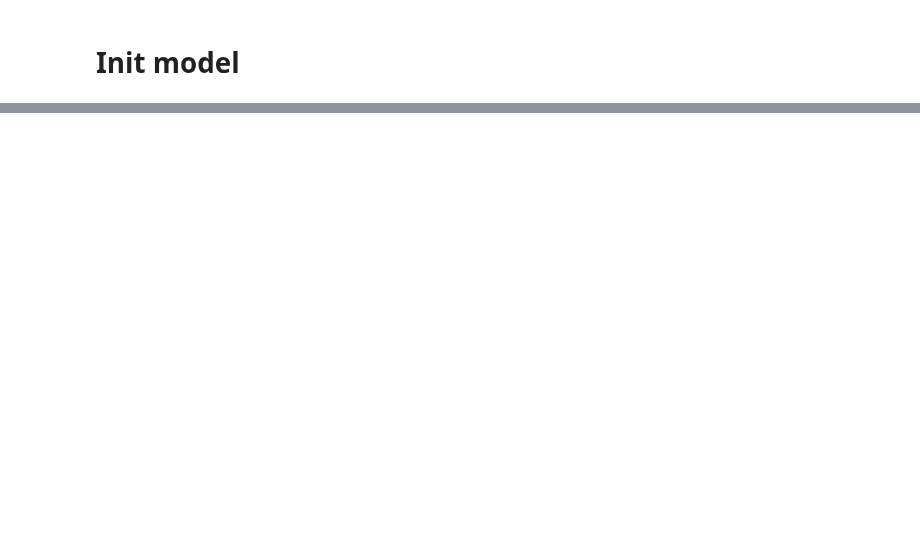
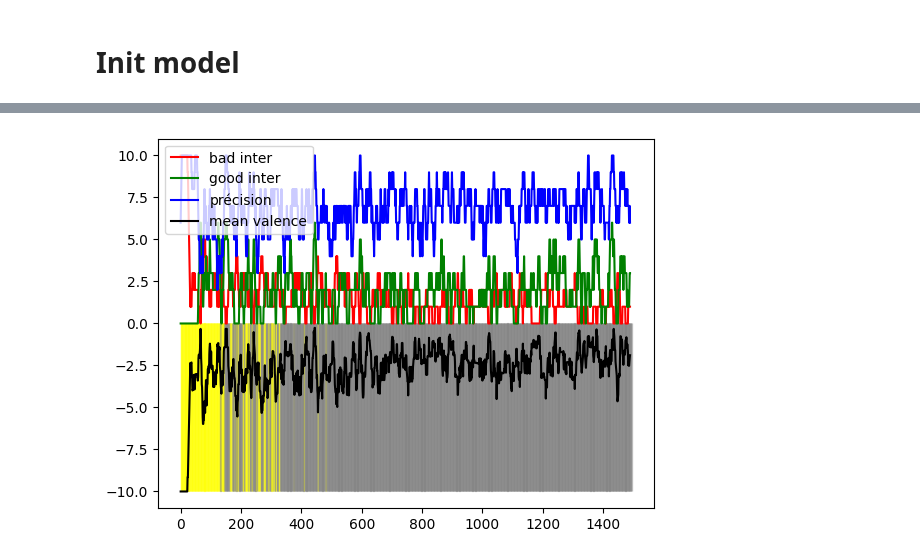
Before and after one commit to PEmarrel/Dpt_transformers, a Jupyter notebook: agentRNNDecisionLongContextSmallExplo.ipynb, the cells around one changed output, grey strips where cells are left out. Saved outputs shown, nothing was run; the diff lists cells and outputs as text; code cells hidden in the pictures; blank space fills up the shorter version.

```diff
--- a/agentRNNDecisionLongContextSmallExplo.ipynb
+++ b/agentRNNDecisionLongContextSmallExplo.ipynb
@@ -9,7 +9,7 @@ from tqdm.notebook import trange, tqdm
 import pandas as pd
 # Pour torch si vous avez un GPU
 device = "cpu" if not torch.cuda.is_available() else "cuda"
-# device = "cpu" # Pour forcer l'utilisation du CPU
+device = "cpu" # Pour forcer l'utilisation du CPU
 # %%
 from environnement.environnement import Environnement as env # mother class
 from environnement.small_loop import small_loop
@@ -445,7 +846,7 @@ valence = {
     inter('feel_front', 'empty') : -12,
 }
 # %%
-environenment = gridWord(x=1, y=1, theta=0, world=np.array([
+environenment = gridWorld(x=1, y=1, theta=0, world=np.array([
                 [1, 1, 1, 1, 1, 1],
                 [1, 0, 0, 0, 1, 1],
                 [1, 0, 1, 0, 0, 1],
@@ -462,9 +863,9 @@ valence = {
     inter('turn_right', 'empty') : -31,
     inter('turn_right', 'wall') : -100,
     inter('feel_front', 'wall') : -15,
-    inter('feel_front', 'empty') : -15,
+    inter('feel_front', 'empty') : -12,
     inter('feel_right', 'wall') : -15,
-    inter('feel_right', 'empty') : -15,
+    inter('feel_right', 'empty') : -12,
     inter('feel_left', 'wall') : -15,
-    inter('feel_left', 'empty') : -15
+    inter('feel_left', 'empty') : -12
 }
@@ -494,8 +903,7 @@ tokenizer = SimpleTokenizerV1(create_dico_numerate_word(environenment.get_outcom
 # Init model
 # %%
 agent = AgentLSTM(valence=valence, model=lstm_classifier, optimizer=optimizer, loss_fn=loss_func,
-    gap_predi=7, gap_train=7, max_depth=5, seuil=0.3, nb_epoch=20,
-    data_validate=None)
+    data_val=None, device=device, gap=11, nb_epochs=50, maxDepth=5, seuil=0.3)
 # %%
 history_good = []
 history_good_inter = []
@@ -519,6 +927,8 @@ print(outcome)
 for i in tqdm(range(1000)):
     print(i)
     action, predi = agent.action(outcome, verbose=True)
+    df2 = agent.prealloc_df
+    df_explo2 = agent.visu_explo
     #  save_evolued_acc(agent.acc_train[-agent.nb_epoch:], path=f"plot3/acc_train_{i}.png")
     outcome = environenment.outcome(action)
     history_good.append(outcome == predi)
@@ -531,8 +941,6 @@ for i in tqdm(range(1000)):
     mean_val.append(np.mean(hisrory_val[-10:]) / 10 if len(hisrory_val) >= 10 else 0)
     environenment.save_world(path="imgToGif3")
 
-
-
 agent.prealloc_df.to_csv("prealloc_df.csv")
 agent.visu_explo.to_csv("df_explo.csv")
 
@@ -559,31 +1007,33 @@ for i in tqdm(range(500)):
 # %%
 # Function to map integers to colors
 def int_to_color(value):
     if value == 0:
         return "yellow"
     return "gray"
 
 # Create a figure and axis
 fig, ax = plt.subplots()
 
 #1 / (len(by_10_bad_inter) -10)
-for i, value in enumerate(agent.predictExplo):
+for i, value in enumerate(agent.predictExplor):
     ax.add_patch(plt.Rectangle((i, -10), 0.1, 10, color=int_to_color(value), alpha=0.4))
 
 # Plot the data
 plt.plot(by_10_bad_inter, label='bad inter', color='red')
 plt.plot(by_10_good_inter, label='good inter', color='green')
 plt.plot(pourcent_by_10, label='précision', color='blue')
 plt.plot(mean_val, label='mean valence', color='black')
 
 # Add legend
 plt.legend()
 
 # Show the plot
 plt.show()
 
 # Close the plot
 plt.close()
+# %% [output]
+[figure, added]
 # %%
 see_evolued_loss(agent.loss_train)
 see_evolued_loss(agent.loss_val)
```
Also changed, not shown: parts of 6 cells of this notebook, 1 other file.
